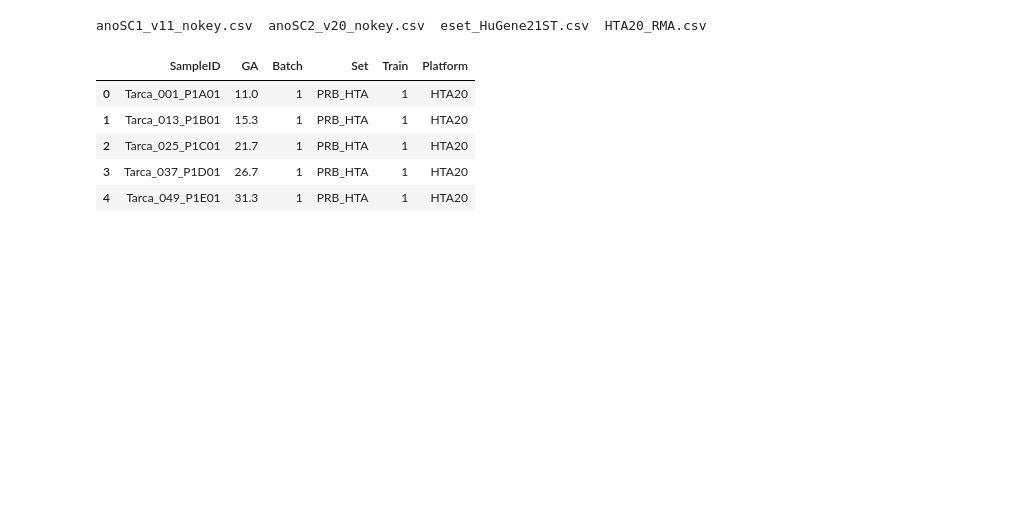
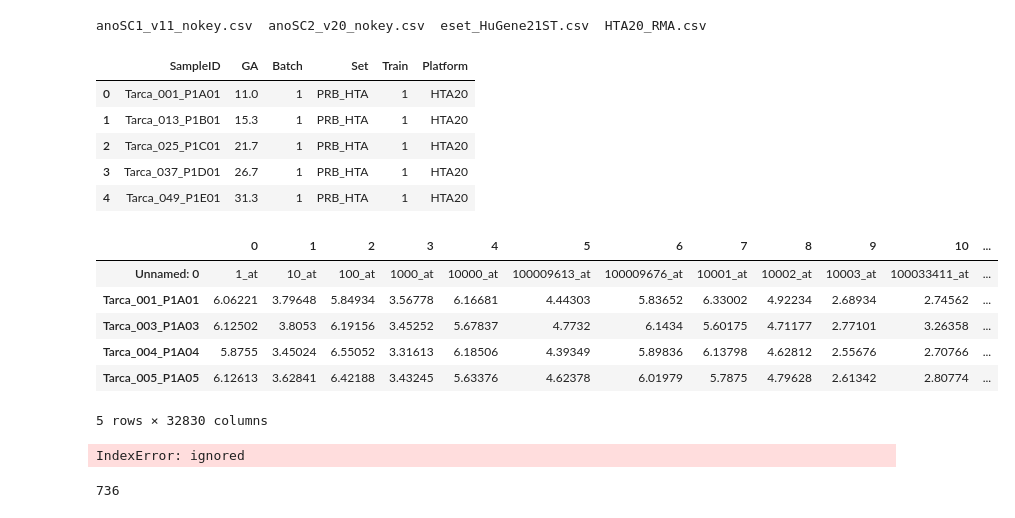
Before and after one commit to nebojsa55/Computational-Genomics_MidTerm-Project, a Jupyter notebook: notebooks/ML_Example_notebook.ipynb, the cells around one changed output. Drawn from its saved outputs; the diff is of its cells as text; code cells hidden in the pictures; blank space fills up the shorter version.

```diff
--- a/notebooks/ML_Example_notebook.ipynb
+++ b/notebooks/ML_Example_notebook.ipynb
@@ -28,3 +29,14 @@ data.head()
 | 2 | Tarca_025_P1C01 | 21.7 | 1 | PRB_HTA | 1 | HTA20 |
 | 3 | Tarca_037_P1D01 | 26.7 | 1 | PRB_HTA | 1 | HTA20 |
 | 4 | Tarca_049_P1E01 | 31.3 | 1 | PRB_HTA | 1 | HTA20 |
+# %%
+X = pd.read_csv('HTA20_RMA.csv').transpose()
+X.head()
+# %% [output]
+|  | 0 | 1 | 2 | 3 | 4 | 5 | 6 | 7 | 8 | 9 | 10 | ... |
+| Unnamed: 0 | 1_at | 10_at | 100_at | 1000_at | 10000_at | 100009613_at | 100009676_at | 10001_at | 10002_at | 10003_at | 100033411_at | ... |
+| Tarca_001_P1A01 | 6.06221 | 3.79648 | 5.84934 | 3.56778 | 6.16681 | 4.44303 | 5.83652 | 6.33002 | 4.92234 | 2.68934 | 2.74562 | ... |
+| Tarca_003_P1A03 | 6.12502 | 3.8053 | 6.19156 | 3.45252 | 5.67837 | 4.7732 | 6.1434 | 5.60175 | 4.71177 | 2.77101 | 3.26358 | ... |
+| Tarca_004_P1A04 | 5.8755 | 3.45024 | 6.55052 | 3.31613 | 6.18506 | 4.39349 | 5.89836 | 6.13798 | 4.62812 | 2.55676 | 2.70766 | ... |
+| Tarca_005_P1A05 | 6.12613 | 3.62841 | 6.42188 | 3.43245 | 5.63376 | 4.62378 | 6.01979 | 5.7875 | 4.79628 | 2.61342 | 2.80774 | ... |
+5 rows × 32830 columns
@@ -30,0 +45,29 @@ data.head()
+# %%
+# import necessary ML modules
+from sklearn.model_selection import KFold
+from sklearn.ensemble import RandomForestRegressor
+from sklearn.metrics import mean_squared_error
+from tqdm.notebook import tqdm
+
+num_of_splits = 10
+kf = KFold(n_splits = num_of_splits)
+forest = RandomForestRegressor(n_estimators = 1000, criterion = 'mse',
+                               random_state = 1, n_jobs = -1)
+
+y_train_pred = []
+y_test_pred = []
+
+for train_index, test_index in tqdm(kf.split(X), total = num_of_splits, unit = 'iteration'):
+  X_train, X_test = X.iloc[train_index], X.iloc[test_index]
+  y_train, y_test = y.iloc[train_index], y.iloc[test_index]
+
+  forest.fit(X_train,y_train)
+
+  y_train_pred.append(mean_squared_error(y_train,forest.predict(X_train)))
+  y_test_pred.append(mean_squared_error(y_test,forest.predict(X_test)))
+# %% [output]
+IndexError: ignored
+# %%
+len(X.index)
+# %% [output]
+736
```
Also changed, not shown: parts of 3 cells of this notebook.
